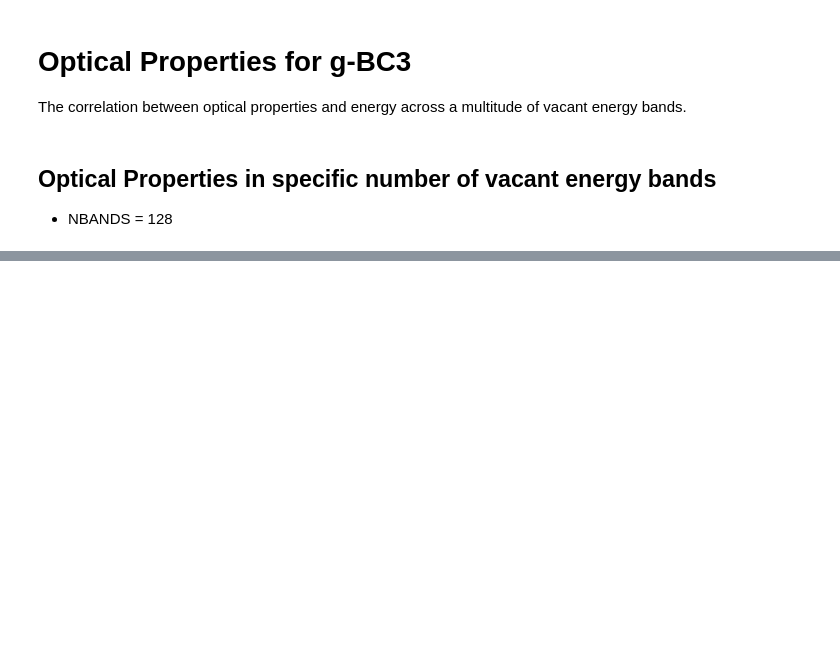
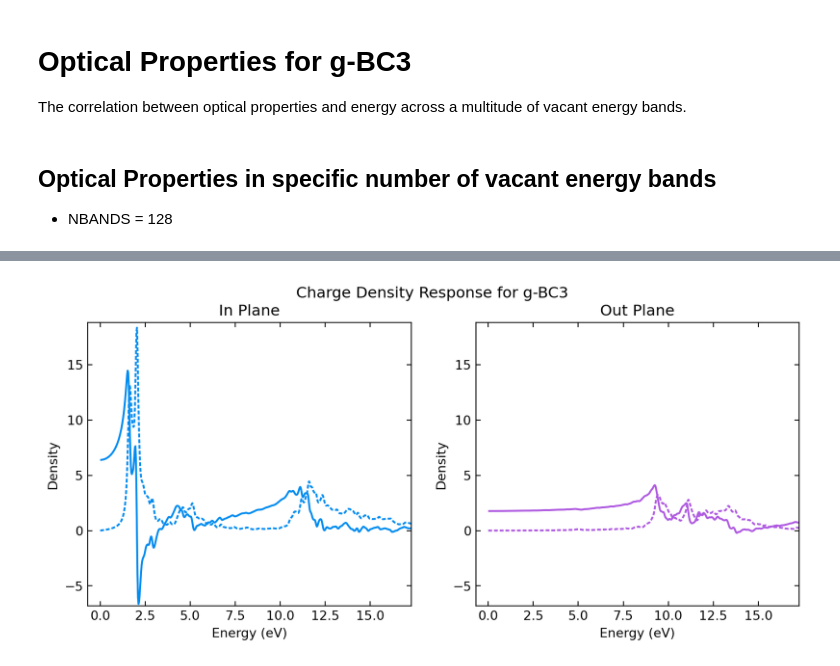
Before and after one commit to Photonico/CMP_Practice, a Jupyter notebook: VASP_g-BC3_20230526/6 Optical properties with nbands.ipynb, the cells around one changed output, grey strips where cells are left out. Drawn from its saved outputs; the diff is of its cells as text; code cells hidden in the pictures; blank space fills up the shorter version.

```diff
--- a/VASP_g-BC3_20230526/6 Optical properties with nbands.ipynb
+++ b/VASP_g-BC3_20230526/6 Optical properties with nbands.ipynb
@@ -105,0 +9,50 @@ lines[0].set_dashes([2, 0])
+# %%
+#### Ploting for Charge Density Response in specific NBANDS
+
+### Import the necessary packages and data for plotting
+
+import matplotlib.pyplot as plt
+import numpy as np
+from optical_properties import extract_optical_properties
+
+def set_plot_style(ax):
+    params = {"text.usetex": False, "font.family": "serif", "mathtext.fontset": "cm",
+              "axes.titlesize": 12, "axes.labelsize": 10, "figure.facecolor": "w"}
+    plt.rcParams.update(params)
+    ax.tick_params(direction="in", which="both", top=True, right=True, bottom=True, left=True)
+
+def get_plot_range(opt_data):
+    max_value = np.max([opt_data[f"density_{ax}_{comp}"] for ax in ["xx", "yy", "zz"] for comp in ["imag", "real"]])
+    min_value = np.min([opt_data[f"density_{ax}_{comp}"] for ax in ["xx", "yy", "zz"] for comp in ["imag", "real"]])
+    x_range = np.max([opt_data["density_energy_real"], opt_data["density_energy_imag"],])
+    x_left = -x_range * 0.01
+    x_right = x_range * 0.25
+    return min_value * 1.025, max_value * 1.025, x_left, x_right
+
+def plot_density(ax, energy_data_real, density_data_real, energy_data_imag, density_data_imag, color, linewidth, label, title):
+    set_plot_style(ax)
+    lines_real = ax.plot(energy_data_real, density_data_real, c=color, linewidth=linewidth, label=label + " (real)")
+    lines_real[0].set_dashes([2, 0])
+    lines_imag = ax.plot(energy_data_imag, density_data_imag, c=color, linewidth=linewidth, label=label + " (imag)")
+    lines_imag[0].set_dashes([2, 1])
+    ax.set_title(title)
+
+def plot_charge_density_response(opt_data):
+    y_range_min, y_range_max, x_range_left, x_range_right = get_plot_range(opt_data)
+    fig, axs = plt.subplots(1, 2, dpi=196, figsize=(10, 4))
+    fig.suptitle("Charge Density Response for g-BC3")
+    axs[0].set_xlabel(r"Energy (eV)"); axs[0].set_ylabel(r"Density")
+    axs[1].set_xlabel(r"Energy (eV)"); axs[1].set_ylabel(r"Density")
+
+    plot_density(axs[0], opt_data["density_energy_real"], opt_data["density_xx_real"], opt_data["density_energy_imag"], opt_data["density_xx_imag"], "#008CF0", 1.5, "Part in plane", "In Plane")
+    plot_density(axs[1], opt_data["density_energy_real"], opt_data["density_zz_real"], opt_data["density_energy_imag"], opt_data["density_zz_imag"], "#AF5AE1", 1.5, "Part out plane", "Out Plane")
+
+    for ax in axs:
+        ax.set_ylim(y_range_min, y_range_max)
+        ax.set_xlim(x_range_left, x_range_right)
+    plt.show()
+
+opt_128 = extract_optical_properties("6_Optical_properties_gamma_Nbands_128/vasprun.xml")
+plot_charge_density_response(opt_128)
+# %% [output]
+[figure, added]
```
Also changed, not shown: parts of 2 cells of this notebook.
